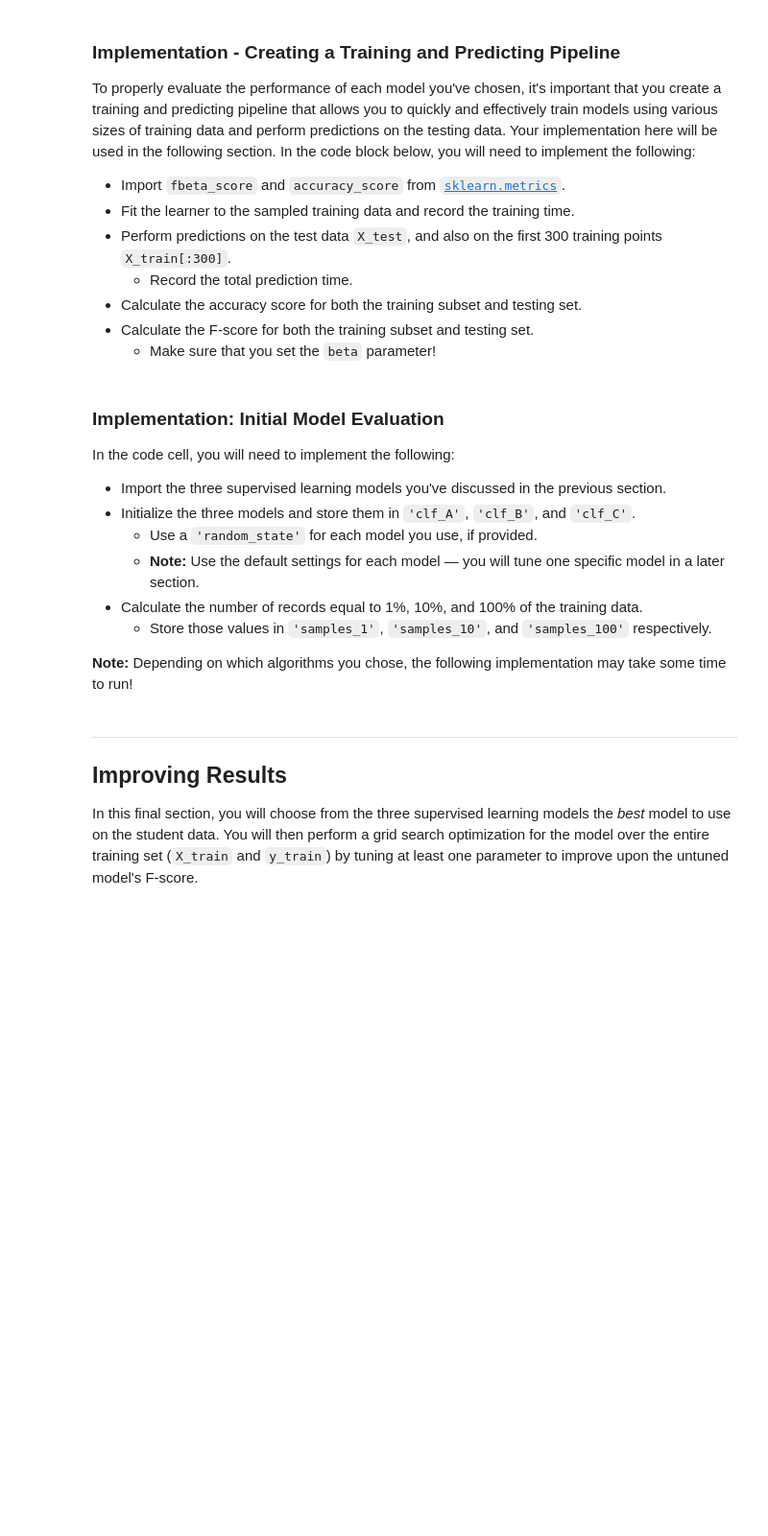
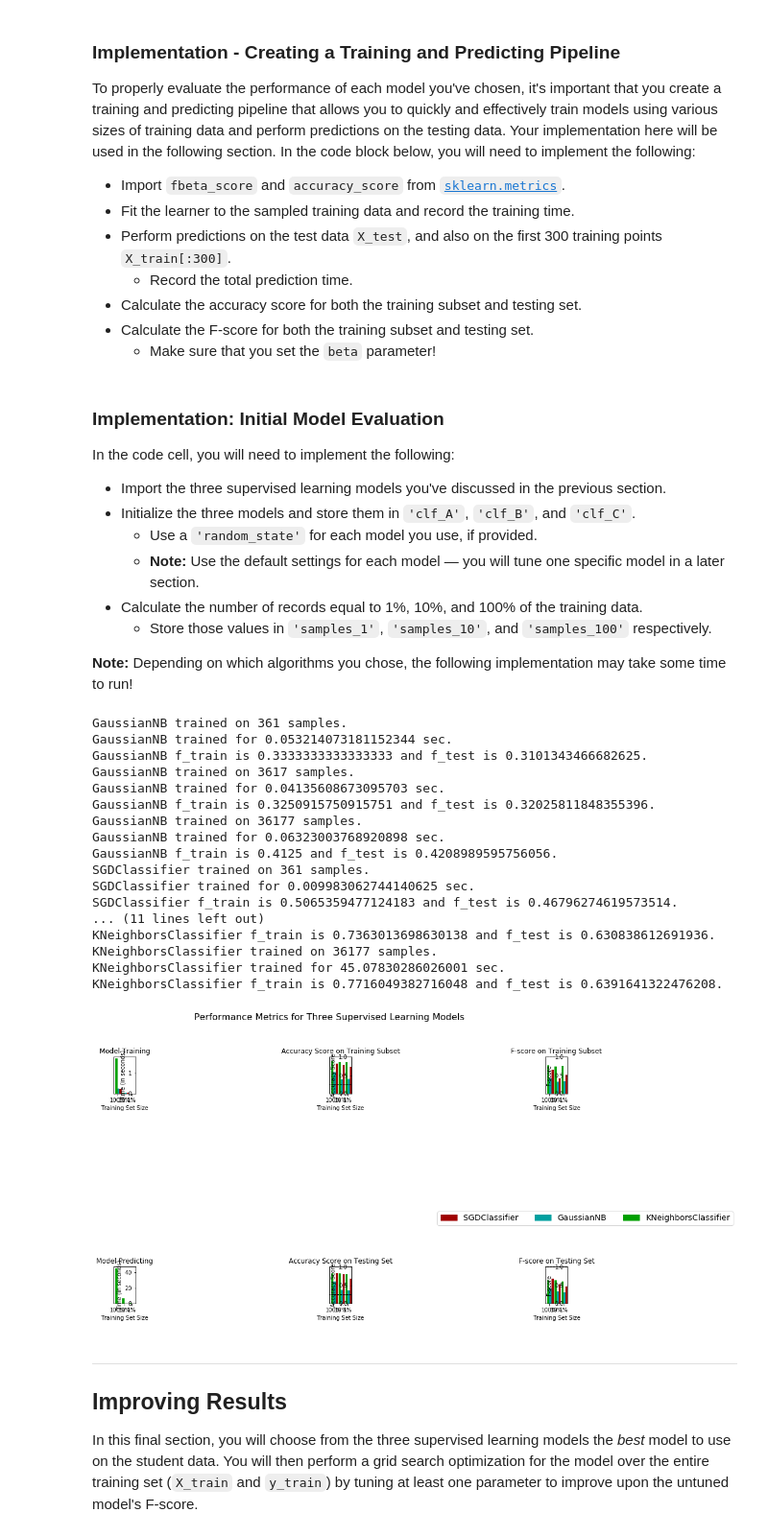
Before and after one commit to iketari/data_scince_nanodegree, a Jupyter notebook: 01_project/finding_donors.ipynb, the cells around one changed output. Shown at 96% size. Cells and saved outputs as stored; diff of their text form; code cells hidden in the pictures; blank space fills up the shorter version.

```diff
--- a/01_project/finding_donors.ipynb
+++ b/01_project/finding_donors.ipynb
@@ -291,6 +314,7 @@ In the code block below, you will need to implement the following:
    - Make sure that you set the `beta` parameter!
 # %%
 # TODO: Import two metrics from sklearn - fbeta_score and accuracy_score
+from sklearn.metrics import fbeta_score, accuracy_score
 
 def train_predict(learner, sample_size, X_train, y_train, X_test, y_test):
     '''
@@ -307,36 +331,38 @@ def train_predict(learner, sample_size, X_train, y_train, X_test, y_test):
 
     # TODO: Fit the learner to the training data using slicing with 'sample_size' using .fit(training_features[:], training_labels[:])
     start = time() # Get start time
-    learner = None
+    learner = learner.fit(X_train[:sample_size], y_train[:sample_size])
     end = time() # Get end time
 
     # TODO: Calculate the training time
-    results['train_time'] = None
+    results['train_time'] = end - start
 
     # TODO: Get the predictions on the test set(X_test),
     #       then get predictions on the first 300 training samples(X_train) using .predict()
     start = time() # Get start time
-    predictions_test = None
-    predictions_train = None
+    predictions_test = learner.predict(X_test)
+    predictions_train = learner.predict(X_train[:300])
     end = time() # Get end time
 
     # TODO: Calculate the total prediction time
-    results['pred_time'] = None
+    results['pred_time'] = end - start
 
     # TODO: Compute accuracy on the first 300 training samples which is y_train[:300]
-    results['acc_train'] = None
+    results['acc_train'] = accuracy_score(y_train[:300], predictions_train)
 
     # TODO: Compute accuracy on test set using accuracy_score()
-    results['acc_test'] = None
+    results['acc_test'] = accuracy_score(y_test, predictions_test)
 
     # TODO: Compute F-score on the the first 300 training samples using fbeta_score()
-    results['f_train'] = None
+    results['f_train'] = fbeta_score(y_train[:300], predictions_train, 0.5)
 
     # TODO: Compute F-score on the test set which is y_test
-    results['f_test'] = None
+    results['f_test'] = fbeta_score(y_test, predictions_test, 0.5)
 
     # Success
     print("{} trained on {} samples.".format(learner.__class__.__name__, sample_size))
+    print("{} trained for {} sec.".format(learner.__class__.__name__, results['pred_time']))
+    print("{} f_train is {} and f_test is {}.".format(learner.__class__.__name__, results['f_train'], results['f_test']))
 
     # Return the results
     return results
@@ -353,31 +379,54 @@ In the code cell, you will need to implement the following:
 **Note:** Depending on which algorithms you chose, the following implementation may take some time to run!
 # %%
 # TODO: Import the three supervised learning models from sklearn
+from sklearn.naive_bayes import GaussianNB
+from sklearn.linear_model import SGDClassifier
+from sklearn.neighbors import KNeighborsClassifier
+
 
 # TODO: Initialize the three models
-clf_A = None
-clf_B = None
-clf_C = None
+clf_A = GaussianNB()
+clf_B = SGDClassifier()
+clf_C = KNeighborsClassifier()
 
 # TODO: Calculate the number of samples for 1%, 10%, and 100% of the training data
 # HINT: samples_100 is the entire training set i.e. len(y_train)
 # HINT: samples_10 is 10% of samples_100 (ensure to set the count of the values to be `int` and not `float`)
 # HINT: samples_1 is 1% of samples_100 (ensure to set the count of the values to be `int` and not `float`)
-samples_100 = None
-samples_10 = None
-samples_1 = None
+samples_100 = len(y_train)
+samples_10 = int(samples_100 * 0.1)
+samples_1 = int(samples_100 * 0.01)
 
 # Collect results on the learners
 results = {}
 for clf in [clf_A, clf_B, clf_C]:
     clf_name = clf.__class__.__name__
     results[clf_name] = {}
     for i, samples in enumerate([samples_1, samples_10, samples_100]):
         results[clf_name][i] = \
         train_predict(clf, samples, X_train, y_train, X_test, y_test)
 
 # Run metrics visualization for the three supervised learning models chosen
 vs.evaluate(results, accuracy, fscore)
+# %% [output]
+GaussianNB trained on 361 samples.
+GaussianNB trained for 0.053214073181152344 sec.
+GaussianNB f_train is 0.3333333333333333 and f_test is 0.3101343466682625.
+GaussianNB trained on 3617 samples.
+GaussianNB trained for 0.04135608673095703 sec.
+GaussianNB f_train is 0.3250915750915751 and f_test is 0.32025811848355396.
+GaussianNB trained on 36177 samples.
+GaussianNB trained for 0.06323003768920898 sec.
+GaussianNB f_train is 0.4125 and f_test is 0.4208989595756056.
+SGDClassifier trained on 361 samples.
+SGDClassifier trained for 0.009983062744140625 sec.
+SGDClassifier f_train is 0.5065359477124183 and f_test is 0.46796274619573514.
+... (11 lines left out)
+KNeighborsClassifier f_train is 0.7363013698630138 and f_test is 0.630838612691936.
+KNeighborsClassifier trained on 36177 samples.
+KNeighborsClassifier trained for 45.07830286026001 sec.
+KNeighborsClassifier f_train is 0.7716049382716048 and f_test is 0.6391641322476208.
+[figure, added]
 # %% [markdown]
 ----
 ## Improving Results
```
Also changed, not shown: parts of 8 cells of this notebook.
